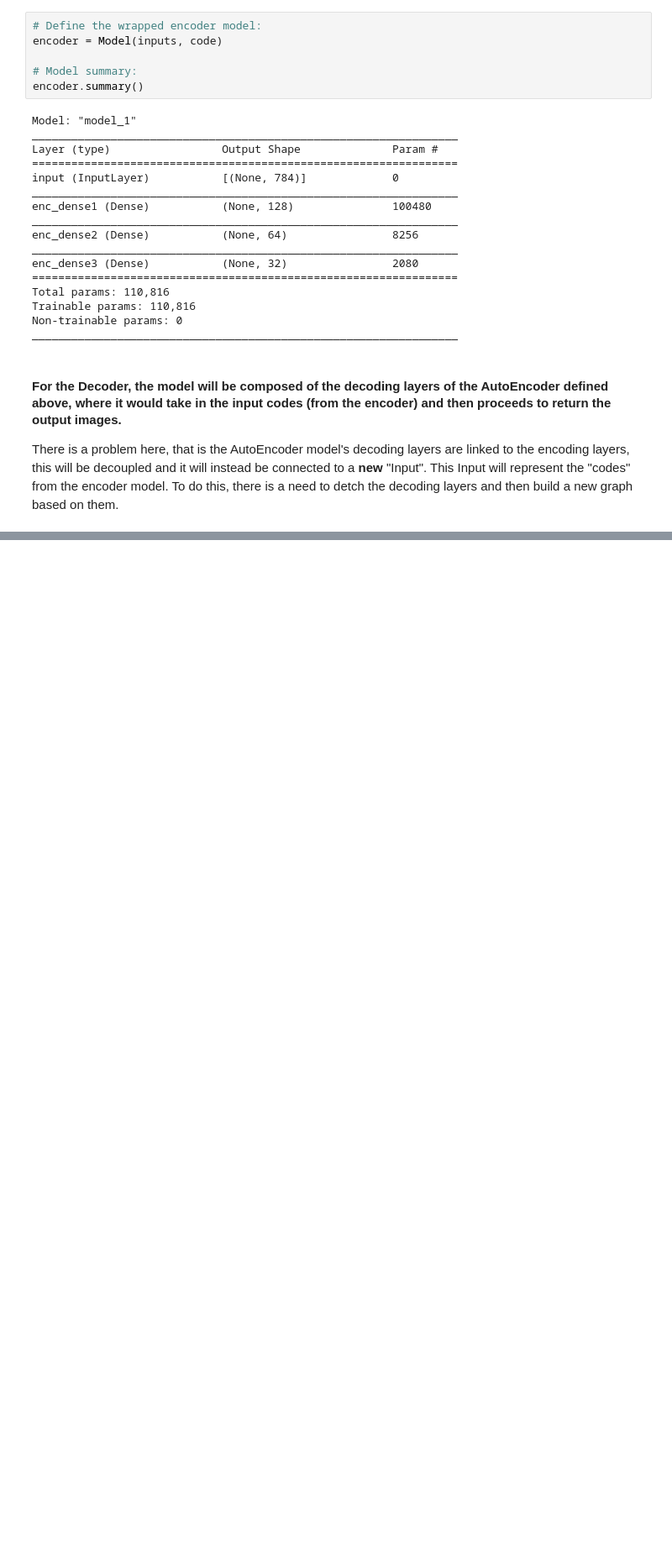
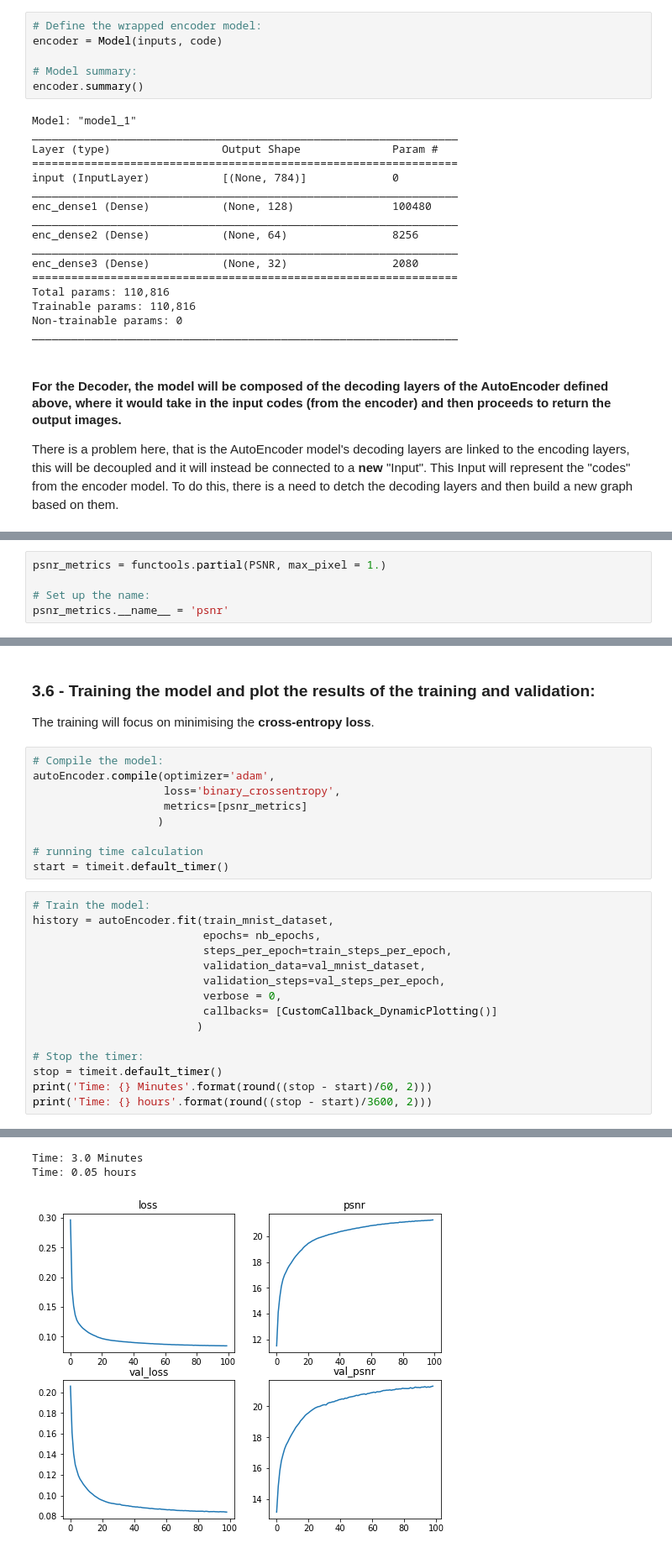
Before and after one commit to ylee9107/ComputerVisionTensorFlow2_myLearning, a Jupyter notebook: 6 - Enchancing and Segementing Images/Dealing with Images (Enhancing and Segmenting)_Notebook1.ipynb, the cells around one changed output, grey strips where cells are left out. Shown at 84% size. Cells and saved outputs as stored; diff of their text form; blank space fills up the shorter version.

```diff
--- a/6 - Enchancing and Segementing Images/Dealing with Images (Enhancing and Segmenting)_Notebook1.ipynb
+++ b/6 - Enchancing and Segementing Images/Dealing with Images (Enhancing and Segmenting)_Notebook1.ipynb
@@ -485,0 +569,5 @@ decoder.summary()
+# %%
+psnr_metrics = functools.partial(PSNR, max_pixel = 1.)
+
+# Set up the name:
+psnr_metrics.__name__ = 'psnr'
@@ -485,0 +663,29 @@ decoder.summary()
+# %% [markdown]
+### 3.6 - Training the model and plot the results of the training and validation:
+
+The training will focus on minimising the __cross-entropy loss__.
+# %%
+# Compile the model:
+autoEncoder.compile(optimizer='adam',
+                    loss='binary_crossentropy',
+                    metrics=[psnr_metrics]
+                   )
+
+# running time calculation
+start = timeit.default_timer()
+# %%
+# Train the model:
+history = autoEncoder.fit(train_mnist_dataset,
+                          epochs= nb_epochs,
+                          steps_per_epoch=train_steps_per_epoch,
+                          validation_data=val_mnist_dataset,
+                          validation_steps=val_steps_per_epoch,
+                          verbose = 0,
+                          callbacks= [CustomCallback_DynamicPlotting()]
+                         )
+
+# Stop the timer:
+stop = timeit.default_timer()
+print('Time: {} Minutes'.format(round((stop - start)/60, 2)))
+print('Time: {} hours'.format(round((stop - start)/3600, 2)))
+# %% [output]
@@ -485,0 +694,3 @@ decoder.summary()
+Time: 3.0 Minutes
+Time: 0.05 hours
+[figure, added]
```
Also changed, not shown: parts of 14 cells of this notebook.
